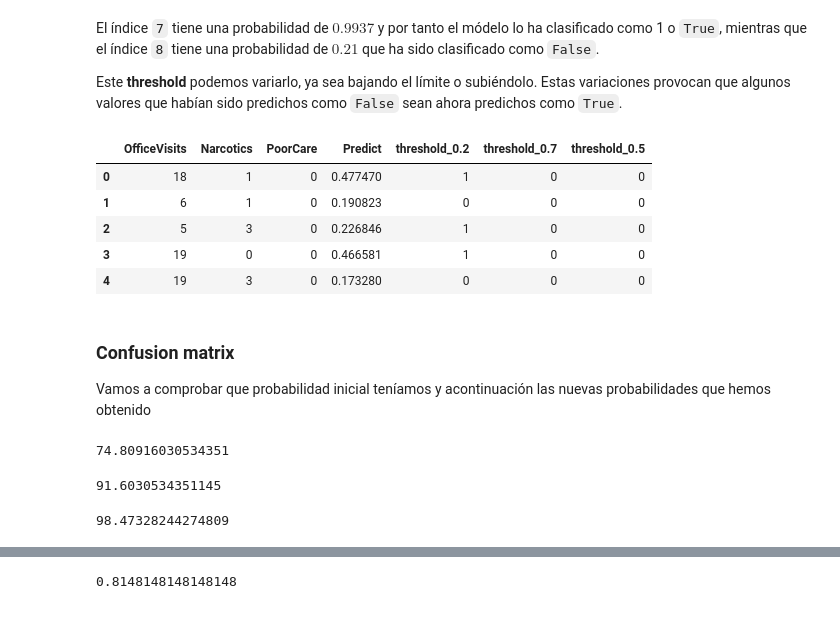
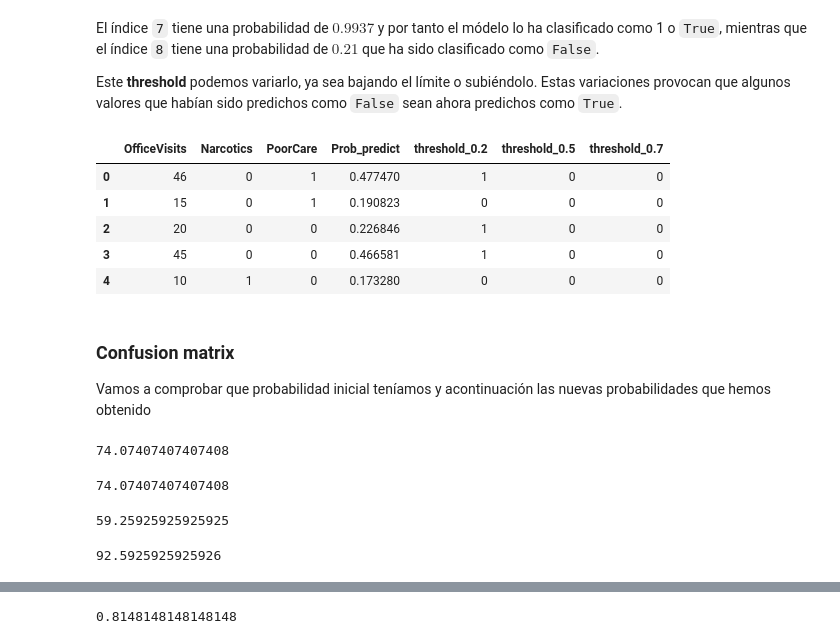
Before and after one commit to PablodelaCuesta/Machine_learning, a Jupyter notebook: Part_3_Classification (Supervised)/Part_1_Logistic_Regression/Example_1_modeling_the_expert.ipynb, the cells around one changed output, grey strips where cells are left out. Saved outputs shown, nothing was run; the diff lists cells and outputs as text; code cells hidden in the pictures.

```diff
--- a/Part_3_Classification (Supervised)/Part_1_Logistic_Regression/Example_1_modeling_the_expert.ipynb
+++ b/Part_3_Classification (Supervised)/Part_1_Logistic_Regression/Example_1_modeling_the_expert.ipynb
@@ -444,9 +448,10 @@ y_pred_proba[:,1].min(), y_pred_proba[:,1].max()
 (0.13729862028109918, 0.9936792719337352)
 # %%
 # add the y_pred to model
-quality_pred = pd.concat([quality_model5,
+quality_pred = pd.concat([pd.DataFrame(X_test, columns=['OfficeVisits', 'Narcotics']),
+                          pd.DataFrame(y_test, columns=['PoorCare']),
                           pd.DataFrame(y_pred_proba[:,1],
-                                       columns=['Predict'])],
+                                       columns=['Prob_predict'])],
                         axis = 1)
-quality_pred.head()
+quality_pred.tail()
 # %% [output]
@@ -490,31 +489,35 @@ El índice `7` tiene una probabilidad de $0.9937$ y por tanto el módelo lo ha c
 
 Este **threshold** podemos variarlo, ya sea bajando el límite o subiéndolo. Estas variaciones provocan que algunos valores que habían sido predichos como `False` sean ahora predichos como `True`.
 # %%
-quality_pred['threshold_0.2'] = np.where(quality_pred.Predict > 0.2, 1, 0)
-quality_pred['threshold_0.5'] = np.where(quality_pred.Predict > 0.5, 1, 0)
-quality_pred['threshold_0.7'] = np.where(quality_pred.Predict > 0.7, 1, 0)
+quality_pred['threshold_0.2'] = np.where(quality_pred.Prob_predict > 0.2, 1, 0)
+quality_pred['threshold_0.5'] = np.where(quality_pred.Prob_predict > 0.5, 1, 0)
+quality_pred['threshold_0.7'] = np.where(quality_pred.Prob_predict > 0.7, 1, 0)
 quality_pred.head()
 # %% [output]
-|  | OfficeVisits | Narcotics | PoorCare | Predict | threshold_0.2 | threshold_0.7 | threshold_0.5 |
-| 0 | 18 | 1 | 0 | 0.477470 | 1 | 0 | 0 |
-| 1 | 6 | 1 | 0 | 0.190823 | 0 | 0 | 0 |
-| 2 | 5 | 3 | 0 | 0.226846 | 1 | 0 | 0 |
-| 3 | 19 | 0 | 0 | 0.466581 | 1 | 0 | 0 |
-| 4 | 19 | 3 | 0 | 0.173280 | 0 | 0 | 0 |
+|  | OfficeVisits | Narcotics | PoorCare | Prob_predict | threshold_0.2 | threshold_0.5 | threshold_0.7 |
+| 0 | 46 | 0 | 1 | 0.477470 | 1 | 0 | 0 |
+| 1 | 15 | 0 | 1 | 0.190823 | 0 | 0 | 0 |
+| 2 | 20 | 0 | 0 | 0.226846 | 1 | 0 | 0 |
+| 3 | 45 | 0 | 0 | 0.466581 | 1 | 0 | 0 |
+| 4 | 10 | 1 | 0 | 0.173280 | 0 | 0 | 0 |
 # %% [markdown]
 ### Confusion matrix
 
 Vamos a comprobar que probabilidad inicial teníamos y acontinuación las nuevas probabilidades que hemos obtenido
 # %%
-quality['PoorCare'].value_counts()[0] / len(quality) * 100
+quality_pred['PoorCare'].value_counts()[0] / len(quality_pred) * 100
 # %% [output]
-74.80916030534351
+74.07407407407408
+# %%
+quality_pred['PoorCare'].value_counts()[0] / len(quality_pred) * 100
+# %% [output]
+74.07407407407408
 # %%
-quality_pred['threshold_0.2'].value_counts()[0] / len(quality) * 100
+quality_pred['threshold_0.2'].value_counts()[0] / len(quality_pred) * 100
 # %% [output]
-91.6030534351145
+59.25925925925925
 # %%
-quality_pred['threshold_0.5'].value_counts()[0] / len(quality) * 100
+quality_pred['threshold_0.5'].value_counts()[0] / len(quality_pred) * 100
 # %% [output]
-98.47328244274809
+92.5925925925926
 # %%
```
Also changed, not shown: parts of 18 cells of this notebook, 2 other files.
